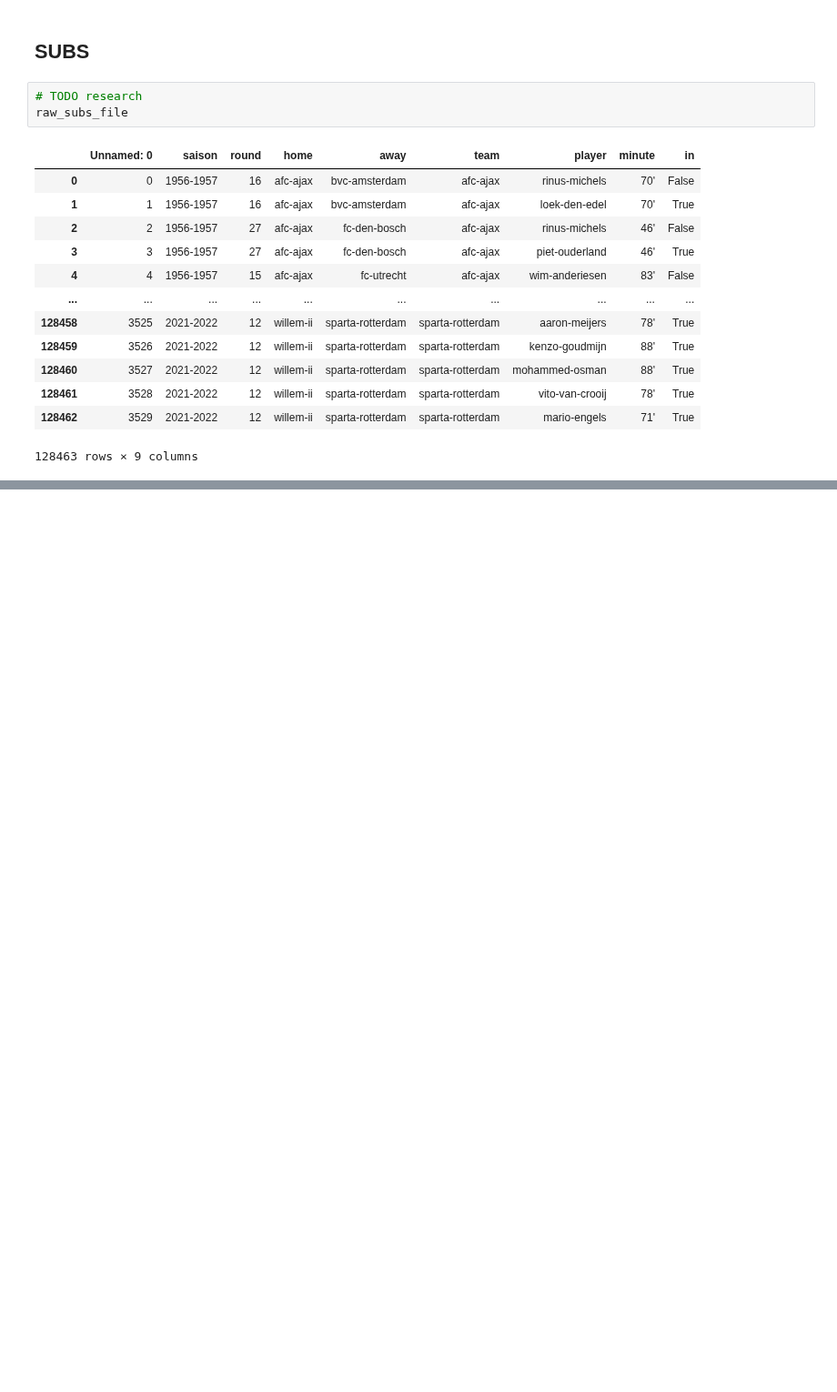
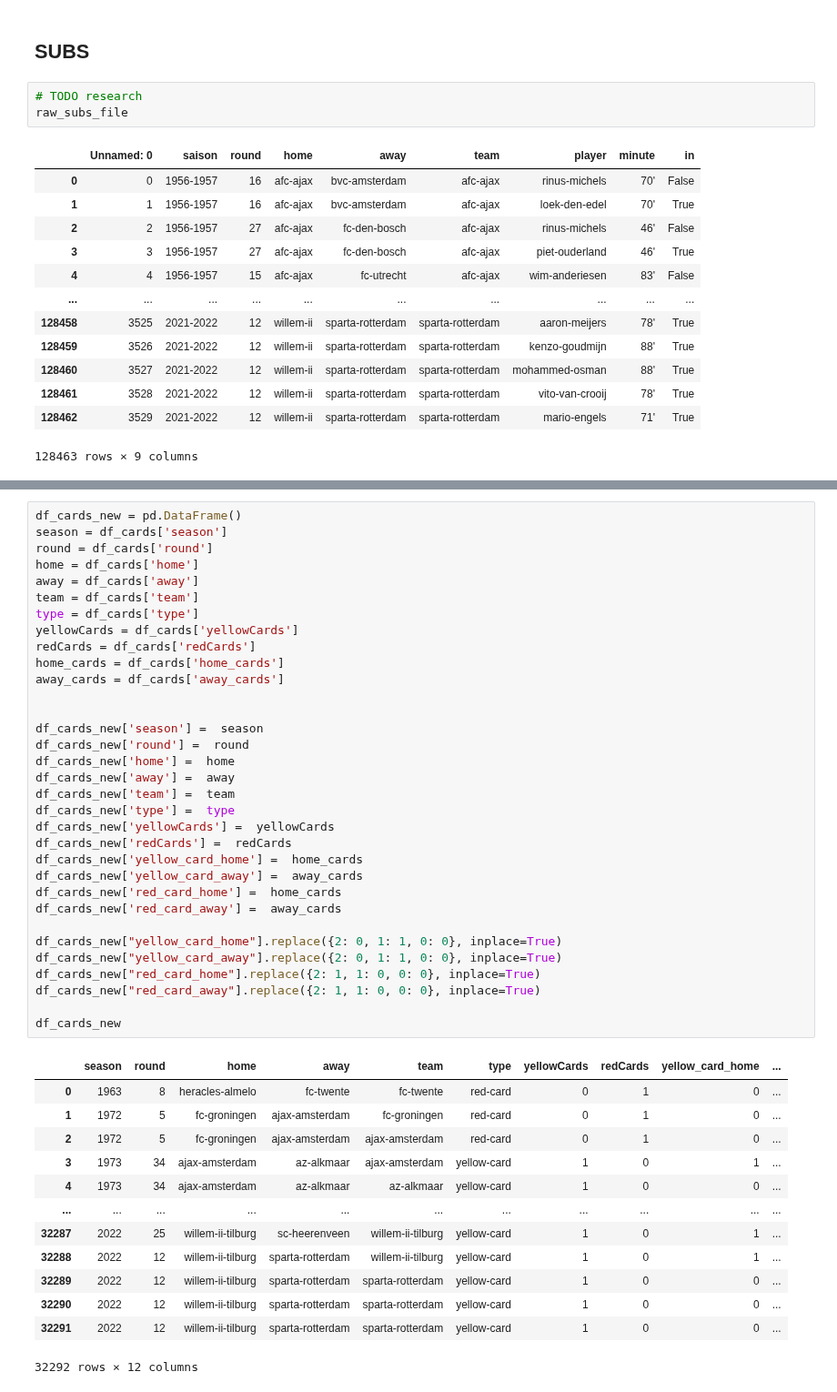
Before and after one commit to mohammedaljader/Football_Predictions_ML, a Jupyter notebook: Predict_the_winning.ipynb, the cells around one changed output, grey strips where cells are left out. Shown at 91% size. Cells and saved outputs as stored; diff of their text form; blank space fills up the shorter version.

```diff
--- a/Predict_the_winning.ipynb
+++ b/Predict_the_winning.ipynb
@@ -249,0 +347,47 @@ raw_subs_file
+# %%
+df_cards_new = pd.DataFrame()
+season = df_cards['season']
+round = df_cards['round']
+home = df_cards['home']
+away = df_cards['away']
+team = df_cards['team']
+type = df_cards['type']
+yellowCards = df_cards['yellowCards']
+redCards = df_cards['redCards']
+home_cards = df_cards['home_cards']
+away_cards = df_cards['away_cards']
+
+
+df_cards_new['season'] =  season
+df_cards_new['round'] =  round
+df_cards_new['home'] =  home
+df_cards_new['away'] =  away
+df_cards_new['team'] =  team
+df_cards_new['type'] =  type
+df_cards_new['yellowCards'] =  yellowCards
+df_cards_new['redCards'] =  redCards
+df_cards_new['yellow_card_home'] =  home_cards
+df_cards_new['yellow_card_away'] =  away_cards
+df_cards_new['red_card_home'] =  home_cards
+df_cards_new['red_card_away'] =  away_cards
+
+df_cards_new["yellow_card_home"].replace({2: 0, 1: 1, 0: 0}, inplace=True)
+df_cards_new["yellow_card_away"].replace({2: 0, 1: 1, 0: 0}, inplace=True)
+df_cards_new["red_card_home"].replace({2: 1, 1: 0, 0: 0}, inplace=True)
+df_cards_new["red_card_away"].replace({2: 1, 1: 0, 0: 0}, inplace=True)
+
+df_cards_new
+# %% [output]
+|  | season | round | home | away | team | type | yellowCards | redCards | yellow_card_home | ... |
+| 0 | 1963 | 8 | heracles-almelo | fc-twente | fc-twente | red-card | 0 | 1 | 0 | ... |
+| 1 | 1972 | 5 | fc-groningen | ajax-amsterdam | fc-groningen | red-card | 0 | 1 | 0 | ... |
+| 2 | 1972 | 5 | fc-groningen | ajax-amsterdam | ajax-amsterdam | red-card | 0 | 1 | 0 | ... |
+| 3 | 1973 | 34 | ajax-amsterdam | az-alkmaar | ajax-amsterdam | yellow-card | 1 | 0 | 1 | ... |
+| 4 | 1973 | 34 | ajax-amsterdam | az-alkmaar | az-alkmaar | yellow-card | 1 | 0 | 0 | ... |
+| ... | ... | ... | ... | ... | ... | ... | ... | ... | ... | ... |
+| 32287 | 2022 | 25 | willem-ii-tilburg | sc-heerenveen | willem-ii-tilburg | yellow-card | 1 | 0 | 1 | ... |
+| 32288 | 2022 | 12 | willem-ii-tilburg | sparta-rotterdam | willem-ii-tilburg | yellow-card | 1 | 0 | 1 | ... |
+| 32289 | 2022 | 12 | willem-ii-tilburg | sparta-rotterdam | sparta-rotterdam | yellow-card | 1 | 0 | 0 | ... |
+| 32290 | 2022 | 12 | willem-ii-tilburg | sparta-rotterdam | sparta-rotterdam | yellow-card | 1 | 0 | 0 | ... |
+| 32291 | 2022 | 12 | willem-ii-tilburg | sparta-rotterdam | sparta-rotterdam | yellow-card | 1 | 0 | 0 | ... |
+32292 rows × 12 columns
```
Also changed, not shown: parts of 15 cells of this notebook.
